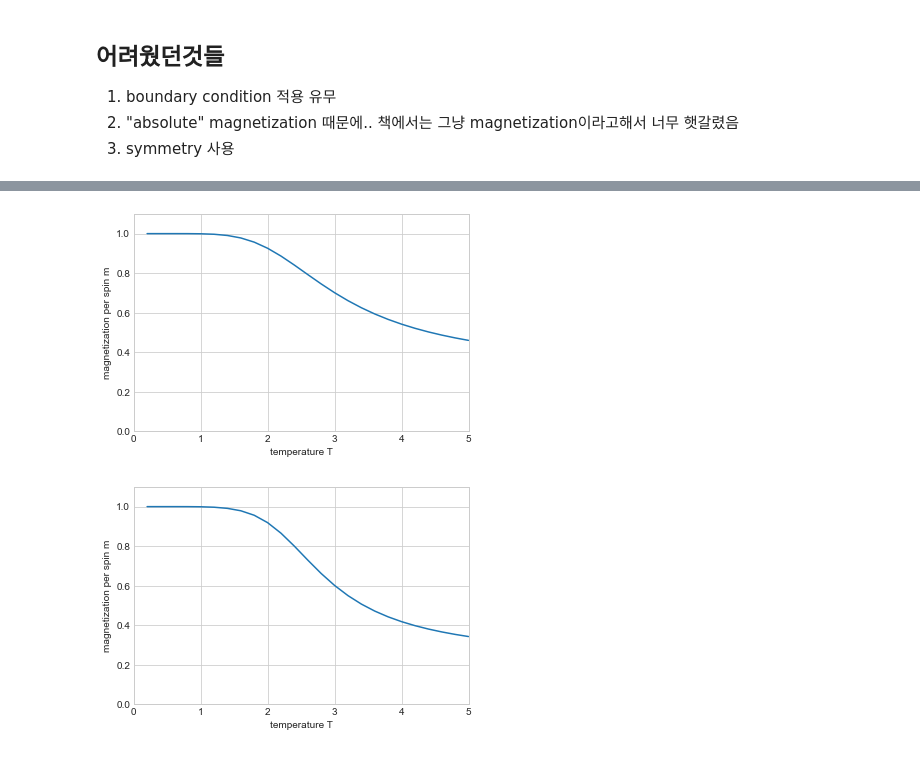
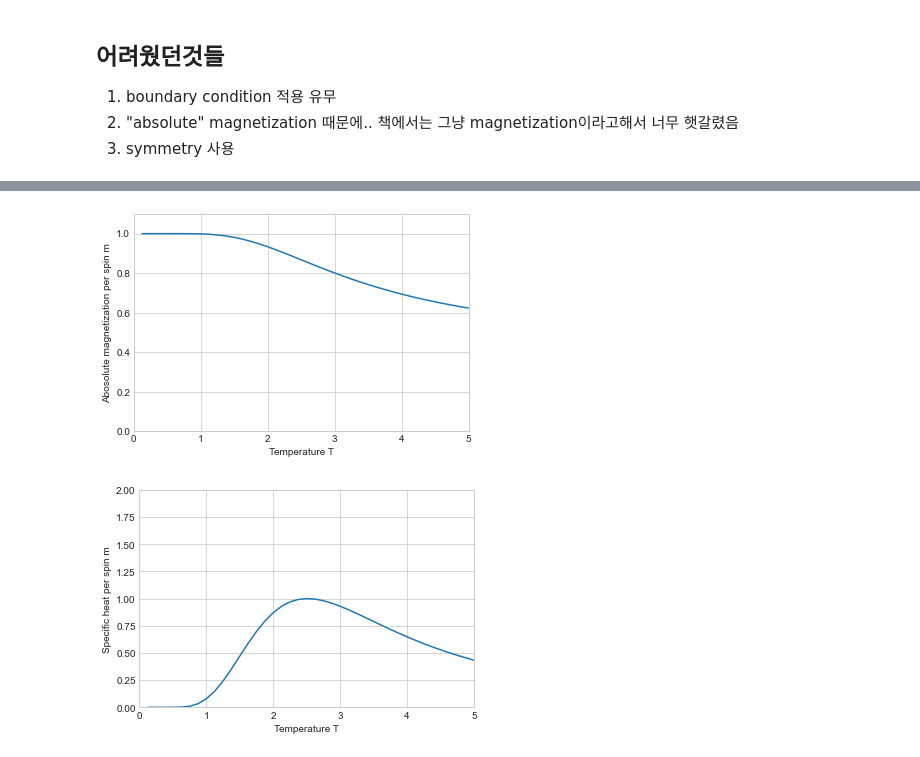
Before and after one commit to holywater2/2021F_Monte_Carlo, a Jupyter notebook: Code_F21_MonteCarlo/Newman_Barkema/python/1_Exact_Ising_Calculator.ipynb, the cells around one changed output, grey strips where cells are left out. Drawn from its saved outputs; the diff is of its cells as text; code cells hidden in the pictures.

Commit message:
Exact_Ising_complete

```diff
--- a/Code_F21_MonteCarlo/Newman_Barkema/python/1_Exact_Ising_Calculator.ipynb
+++ b/Code_F21_MonteCarlo/Newman_Barkema/python/1_Exact_Ising_Calculator.ipynb
@@ -137,12 +194,0 @@ L22.plot()
-# %%
-L33 = Ising(3)
-L33.generator_sym()
-L33.plot()
-# %% [output]
-[figure, removed]
-# %%
-L44 = Ising(4)
-L44.generator_sym()
-L44.plot()
-# %% [output]
-[figure, removed]
@@ -152,0 +195,10 @@ L55.plot()
+# %%
+L22 = Ising(2,40)
+L22.generator_s(1)
+L22.calc()
+L22.plot_mag("L22")
+L22.plot_spec("L22")
+L22.save("L22_40intv")
+# %% [output]
+[figure, added]
+[figure, added]
```
Also changed, not shown: parts of 7 cells of this notebook.
